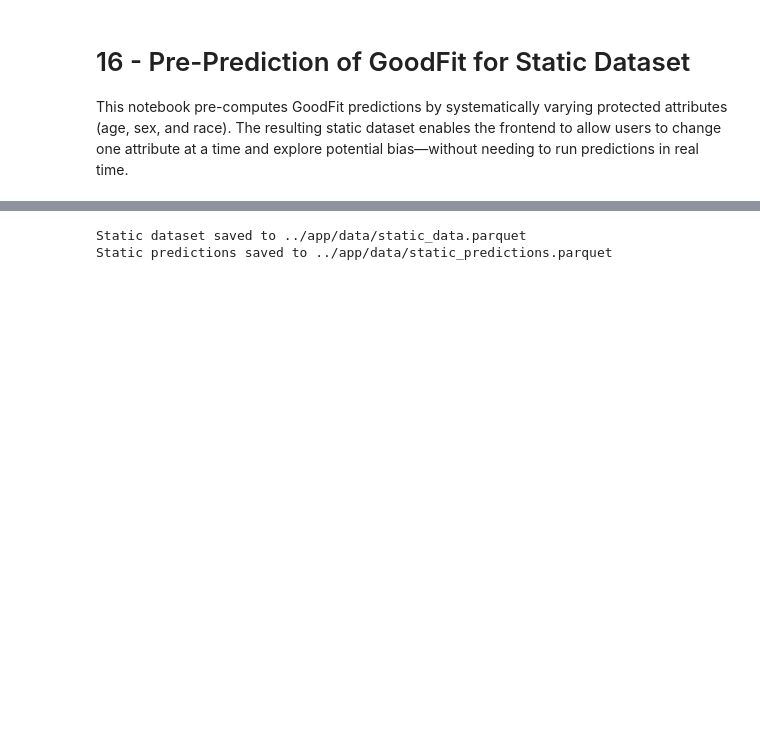
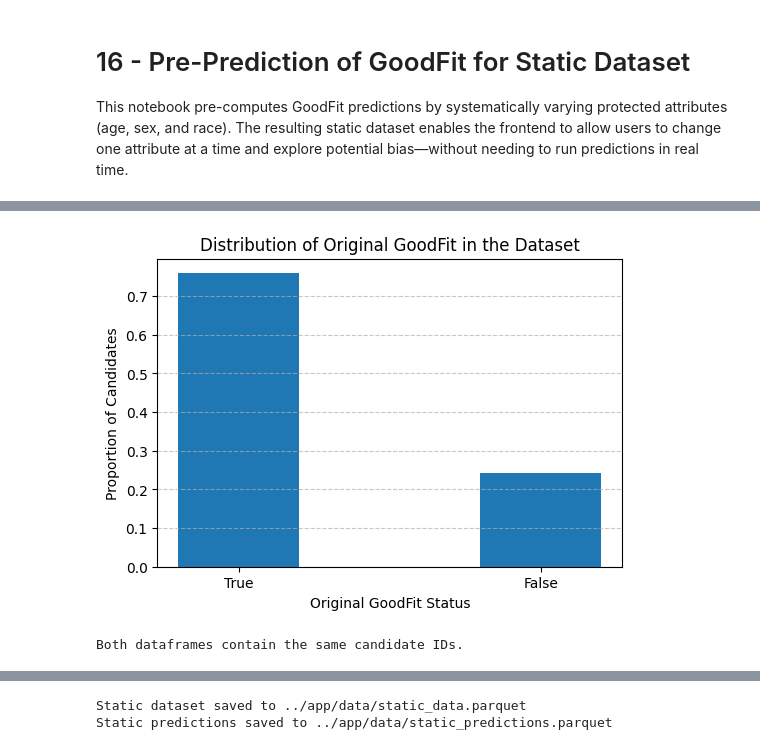
Before and after one commit to markuskuehnle/bias-fairness-mvp, a Jupyter notebook: notebooks/16_goodfit_prediction_static_data.ipynb, the cells around one changed output, grey strips where cells are left out. Cells and saved outputs as stored; diff of their text form; code cells hidden in the pictures; blank space fills up the shorter version.

```diff
--- a/notebooks/16_goodfit_prediction_static_data.ipynb
+++ b/notebooks/16_goodfit_prediction_static_data.ipynb
@@ -66,4 +79,10 @@ genders = ["Male", "Female"]
 # %%
+demographic_columns = ['Sex', 'RaceDesc_White', 'RaceDesc_Black or African American', 'RaceDesc_Asian', 'Age']
+
+# For Gender, we assume 0 = Female and 1 = Male.
+genders = ["Male", "Female"]
 gender_map = {"Female": 0, "Male": 1}
 age_options = ["20-30", "30-40", "40-50", "50-60", ">60"]
-race_options = ["Black", "White", "Asian"]
+
+# For Race, we assume that only one of the three RaceDesc columns is set to 1.
+race_options = ["White", "Black", "Asian"]
@@ -177,0 +226,13 @@ results_df["New_Value"] = results_df["New_Value"].astype(str)
+# %%
+# ----- Visualization Example: Distribution of Original GoodFit -----
+goodfit_distribution = results_df["GoodFit"].value_counts(normalize=True)
+plt.figure(figsize=(6, 4))
+plt.bar(goodfit_distribution.index.astype(str), goodfit_distribution.values, width=0.4)
+plt.xlabel("Original GoodFit Status")
+plt.ylabel("Proportion of Candidates")
+plt.title("Distribution of Original GoodFit in the Dataset")
+plt.xticks(rotation=0)
+plt.grid(axis="y", linestyle="--", alpha=0.7)
+plt.show()
+# %% [output]
+[figure, added]
@@ -178 +243,15 @@ results_df["New_Value"] = results_df["New_Value"].astype(str)
+# %%
+# Get the unique candidate IDs from each dataframe
+ids_data = set(static_data["Candidate_ID"].unique())
+ids_predictions = set(static_predictions["Candidate_ID"].unique())
+
+# Check if they are the same and print the differences if any
+if ids_data == ids_predictions:
+    print("Both dataframes contain the same candidate IDs.")
+else:
+    print("Candidate IDs differ between the two dataframes.")
+    print("IDs in static_data but not in static_predictions:", ids_data - ids_predictions)
+    print("IDs in static_predictions but not in static_data:", ids_predictions - ids_data)
+# %% [output]
+Both dataframes contain the same candidate IDs.
 # %%
```
Also changed, not shown: parts of 20 cells of this notebook, 4 other files.
